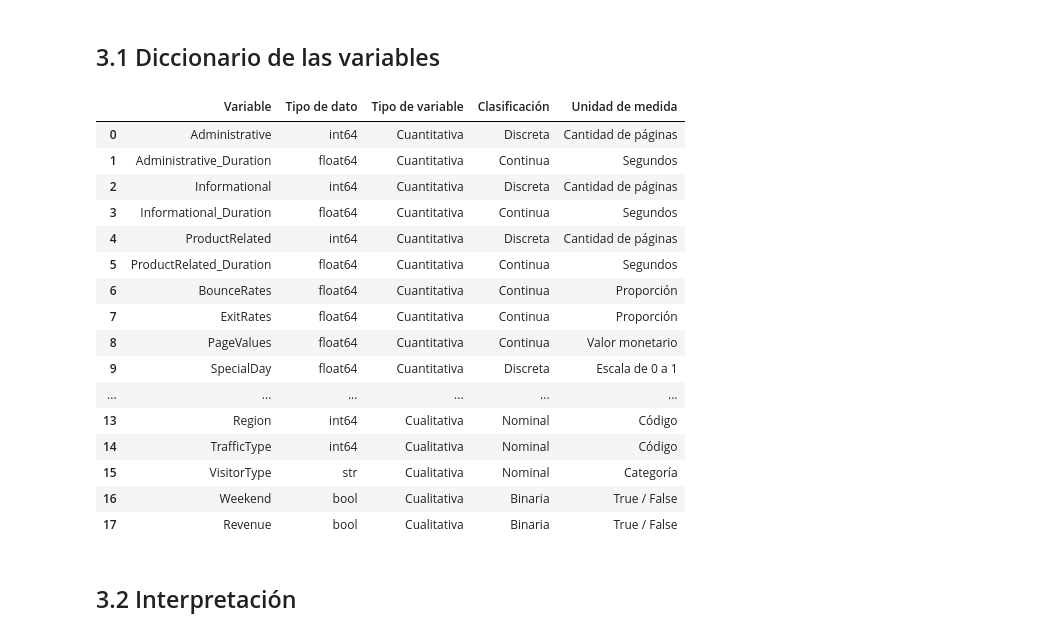
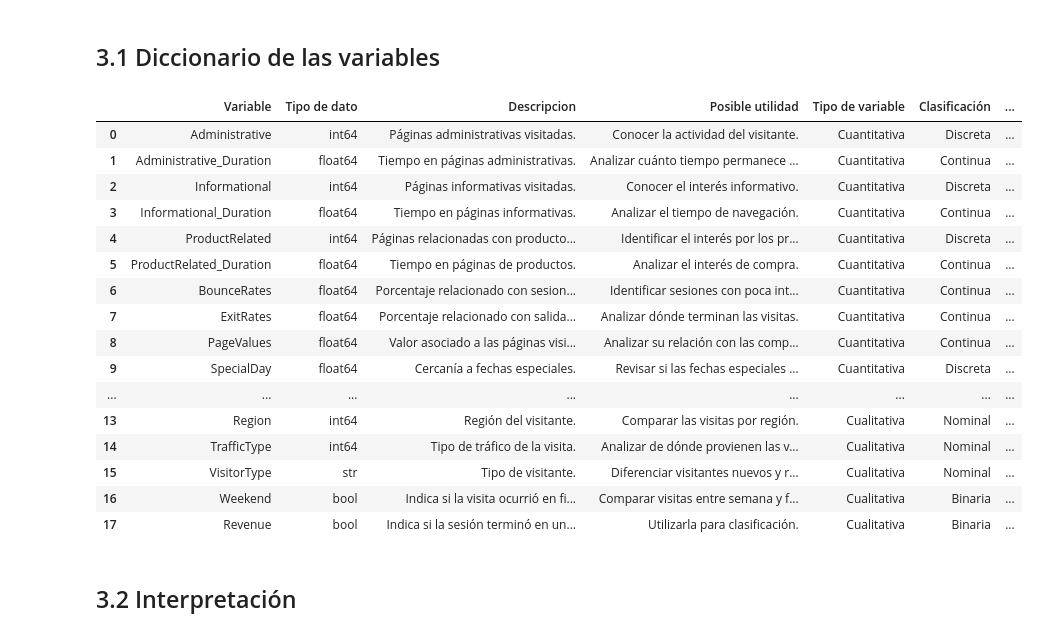
Before and after one commit to Shaggy1789/REC_ECBD_2026_Chavez_Byron, a Jupyter notebook: notebooks/ChavezMolina_Byron_U2_AE1_Exploracion.ipynb, the cells around one changed output. Cells and saved outputs as stored; diff of their text form; code cells hidden in the pictures.

Commit message:
Actualizado el diccionario de datos

```diff
--- a/notebooks/ChavezMolina_Byron_U2_AE1_Exploracion.ipynb
+++ b/notebooks/ChavezMolina_Byron_U2_AE1_Exploracion.ipynb
@@ -164,50 +164,77 @@ clasificacion = {
     "PageValues": ("Cuantitativa", "Continua", "Valor monetario"),
     "SpecialDay": ("Cuantitativa", "Discreta", "Escala de 0 a 1"),
     "Month": ("Cualitativa", "Nominal", "Mes"),
     "OperatingSystems": ("Cualitativa", "Nominal", "Código"),
     "Browser": ("Cualitativa", "Nominal", "Código"),
     "Region": ("Cualitativa", "Nominal", "Código"),
     "TrafficType": ("Cualitativa", "Nominal", "Código"),
     "VisitorType": ("Cualitativa", "Nominal", "Categoría"),
     "Weekend": ("Cualitativa", "Binaria", "True / False"),
     "Revenue": ("Cualitativa", "Binaria", "True / False")
 }
+# Descripción y utilidad de cada variable
+descripciones = {
+    "Administrative": ("Páginas administrativas visitadas.", "Conocer la actividad del visitante."),
+    "Administrative_Duration": ("Tiempo en páginas administrativas.", "Analizar cuánto tiempo permanece el usuario."),
+    "Informational": ("Páginas informativas visitadas.", "Conocer el interés informativo."),
+    "Informational_Duration": ("Tiempo en páginas informativas.", "Analizar el tiempo de navegación."),
+    "ProductRelated": ("Páginas relacionadas con productos visitadas.", "Identificar el interés por los productos."),
+    "ProductRelated_Duration": ("Tiempo en páginas de productos.", "Analizar el interés de compra."),
+    "BounceRates": ("Porcentaje relacionado con sesiones de rebote.", "Identificar sesiones con poca interacción."),
+    "ExitRates": ("Porcentaje relacionado con salidas de páginas.", "Analizar dónde terminan las visitas."),
+    "PageValues": ("Valor asociado a las páginas visitadas.", "Analizar su relación con las compras."),
+    "SpecialDay": ("Cercanía a fechas especiales.", "Revisar si las fechas especiales influyen en las visitas."),
+    "Month": ("Mes en que ocurrió la visita.", "Comparar el comportamiento por mes."),
+    "OperatingSystems": ("Sistema operativo utilizado.", "Identificar los sistemas operativos utilizados."),
+    "Browser": ("Navegador utilizado.", "Conocer los navegadores de los visitantes."),
+    "Region": ("Región del visitante.", "Comparar las visitas por región."),
+    "TrafficType": ("Tipo de tráfico de la visita.", "Analizar de dónde provienen las visitas."),
+    "VisitorType": ("Tipo de visitante.", "Diferenciar visitantes nuevos y recurrentes."),
+    "Weekend": ("Indica si la visita ocurrió en fin de semana.", "Comparar visitas entre semana y fines de semana."),
+    "Revenue": ("Indica si la sesión terminó en una compra.", "Utilizarla para clasificación.")
+}
 
 # Construcción del diccionario de variables
 diccionario = pd.DataFrame({
     "Variable": datos.columns,
     "Tipo de dato": datos.dtypes.astype(str).values,
+    "Descripcion": [
+        descripciones[columna][0] for columna in datos.columns
+    ],
+    "Posible utilidad": [
+        descripciones[columna][1] for columna in datos.columns
+    ],
     "Tipo de variable": [
         clasificacion[columna][0] for columna in datos.columns
     ],
     "Clasificación": [
         clasificacion[columna][1] for columna in datos.columns
     ],
     "Unidad de medida": [
         clasificacion[columna][2] for columna in datos.columns
     ]
 })
 
 # Mostrar diccionario
 diccionario
 # %% [output]
-|  | Variable | Tipo de dato | Tipo de variable | Clasificación | Unidad de medida |
-| 0 | Administrative | int64 | Cuantitativa | Discreta | Cantidad de páginas |
-| 1 | Administrative_Duration | float64 | Cuantitativa | Continua | Segundos |
-| 2 | Informational | int64 | Cuantitativa | Discreta | Cantidad de páginas |
-| 3 | Informational_Duration | float64 | Cuantitativa | Continua | Segundos |
-| 4 | ProductRelated | int64 | Cuantitativa | Discreta | Cantidad de páginas |
-| 5 | ProductRelated_Duration | float64 | Cuantitativa | Continua | Segundos |
-| 6 | BounceRates | float64 | Cuantitativa | Continua | Proporción |
-| 7 | ExitRates | float64 | Cuantitativa | Continua | Proporción |
-| 8 | PageValues | float64 | Cuantitativa | Continua | Valor monetario |
-| 9 | SpecialDay | float64 | Cuantitativa | Discreta | Escala de 0 a 1 |
-| ... | ... | ... | ... | ... | ... |
-| 13 | Region | int64 | Cualitativa | Nominal | Código |
-| 14 | TrafficType | int64 | Cualitativa | Nominal | Código |
-| 15 | VisitorType | str | Cualitativa | Nominal | Categoría |
-| 16 | Weekend | bool | Cualitativa | Binaria | True / False |
-| 17 | Revenue | bool | Cualitativa | Binaria | True / False |
+|  | Variable | Tipo de dato | Descripcion | Posible utilidad | Tipo de variable | Clasificación | ... |
+| 0 | Administrative | int64 | Páginas administrativas visitadas. | Conocer la actividad del visitante. | Cuantitativa | Discreta | ... |
+| 1 | Administrative_Duration | float64 | Tiempo en páginas administrativas. | Analizar cuánto tiempo permanece ... | Cuantitativa | Continua | ... |
+| 2 | Informational | int64 | Páginas informativas visitadas. | Conocer el interés informativo. | Cuantitativa | Discreta | ... |
+| 3 | Informational_Duration | float64 | Tiempo en páginas informativas. | Analizar el tiempo de navegación. | Cuantitativa | Continua | ... |
+| 4 | ProductRelated | int64 | Páginas relacionadas con producto... | Identificar el interés por los pr... | Cuantitativa | Discreta | ... |
+| 5 | ProductRelated_Duration | float64 | Tiempo en páginas de productos. | Analizar el interés de compra. | Cuantitativa | Continua | ... |
+| 6 | BounceRates | float64 | Porcentaje relacionado con sesion... | Identificar sesiones con poca int... | Cuantitativa | Continua | ... |
+| 7 | ExitRates | float64 | Porcentaje relacionado con salida... | Analizar dónde terminan las visitas. | Cuantitativa | Continua | ... |
+| 8 | PageValues | float64 | Valor asociado a las páginas visi... | Analizar su relación con las comp... | Cuantitativa | Continua | ... |
+| 9 | SpecialDay | float64 | Cercanía a fechas especiales. | Revisar si las fechas especiales ... | Cuantitativa | Discreta | ... |
+| ... | ... | ... | ... | ... | ... | ... | ... |
+| 13 | Region | int64 | Región del visitante. | Comparar las visitas por región. | Cualitativa | Nominal | ... |
+| 14 | TrafficType | int64 | Tipo de tráfico de la visita. | Analizar de dónde provienen las v... | Cualitativa | Nominal | ... |
+| 15 | VisitorType | str | Tipo de visitante. | Diferenciar visitantes nuevos y r... | Cualitativa | Nominal | ... |
+| 16 | Weekend | bool | Indica si la visita ocurrió en fi... | Comparar visitas entre semana y f... | Cualitativa | Binaria | ... |
+| 17 | Revenue | bool | Indica si la sesión terminó en un... | Utilizarla para clasificación. | Cualitativa | Binaria | ... |
 # %% [markdown]
 ## 3.2 Interpretación
 # %% [markdown]
```
